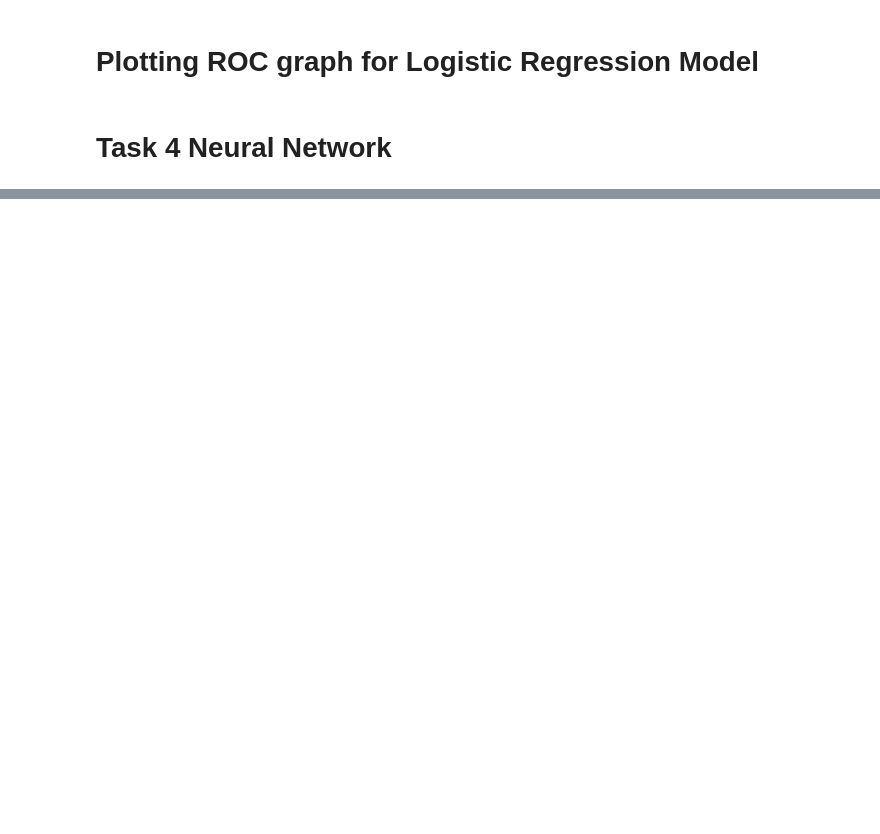
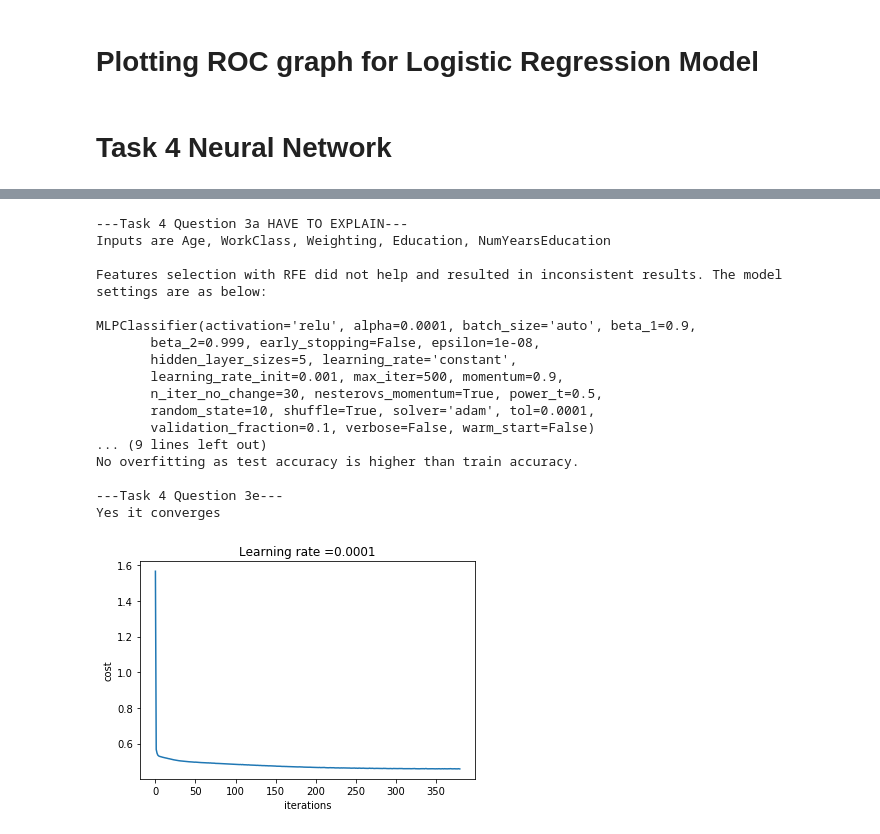
Before and after one commit to Wesleyzxc/DataMining, a Jupyter notebook: DMProj1.ipynb, the cells around one changed output, grey strips where cells are left out. Saved outputs shown, nothing was run; the diff lists cells and outputs as text; code cells hidden in the pictures; blank space fills up the shorter version.

Commit message:
All models except comparison done

```diff
--- a/DMProj1.ipynb
+++ b/DMProj1.ipynb
@@ -579,0 +545,55 @@ MLPClassifier(activation='relu', alpha=1e-05, batch_size='auto', beta_1=0.9,
+# %%
+X_RFE = df.drop(['ID', 'CapitalLoss', 'CapitalGain', 'AtRisk', 'Marital-Status', 'Occupation', 'Relationship', 'CapitalAvg', 'NumWorkingHoursPerWeek', 'Sex', 'CountryOfOrigin'], axis=1)
+
+columns_to_transform = ['Age', 'NumYearsEducation', 'Weighting']
+# transform the columns with np.log
+for col in columns_to_transform:
+    X_RFE[col] = X_RFE[col].apply(lambda x: x+1)
+    X_RFE[col] = X_RFE[col].apply(np.log)
+
+X_matRFE = X_RFE.as_matrix()
+X_train, X_test, y_train, y_test = train_test_split(X_matRFE, y, test_size=0.3, stratify=y, random_state=rs)
+
+mlpRFE = MLPClassifier(random_state=rs, alpha = 0.0001, hidden_layer_sizes=5, max_iter=500, n_iter_no_change=30)
+mlpRFE.fit(X_train, y_train)
+print("---Task 4 Question 3a HAVE TO EXPLAIN---")
+print("Inputs are Age, WorkClass, Weighting, Education, NumYearsEducation\n")
+print("Features selection with RFE did not help and resulted in inconsistent results. The model settings are as below:\n")
+print(mlpRFE)
+
+print("\n---Task 4 Question 3b---")
+print("Train accuracy:", mlpRFE.score(X_train, y_train))
+print("Test accuracy:", mlpRFE.score(X_test, y_test))
+
+print("\n---Task 4 Question 3c---")
+print(mlpRFE.n_iter_)
+
+print("\n---Task 4 Question 3d---")
+print("No overfitting as test accuracy is higher than train accuracy.")
+
+print("\n---Task 4 Question 3e---")
+print("Yes it converges")
+plt.ylabel('cost')
+plt.xlabel('iterations')
+plt.title("Learning rate =" + str(0.0001))
+plt.plot(mlpRFE.loss_curve_)
+plt.show()
+# %% [output]
+---Task 4 Question 3a HAVE TO EXPLAIN---
+Inputs are Age, WorkClass, Weighting, Education, NumYearsEducation
+
+Features selection with RFE did not help and resulted in inconsistent results. The model settings are as below:
+
+MLPClassifier(activation='relu', alpha=0.0001, batch_size='auto', beta_1=0.9,
+       beta_2=0.999, early_stopping=False, epsilon=1e-08,
+       hidden_layer_sizes=5, learning_rate='constant',
+       learning_rate_init=0.001, max_iter=500, momentum=0.9,
+       n_iter_no_change=30, nesterovs_momentum=True, power_t=0.5,
+       random_state=10, shuffle=True, solver='adam', tol=0.0001,
+       validation_fraction=0.1, verbose=False, warm_start=False)
+... (9 lines left out)
+No overfitting as test accuracy is higher than train accuracy.
+
+---Task 4 Question 3e---
+Yes it converges
+[figure, added]
```
Also changed, not shown: parts of 14 cells of this notebook.
